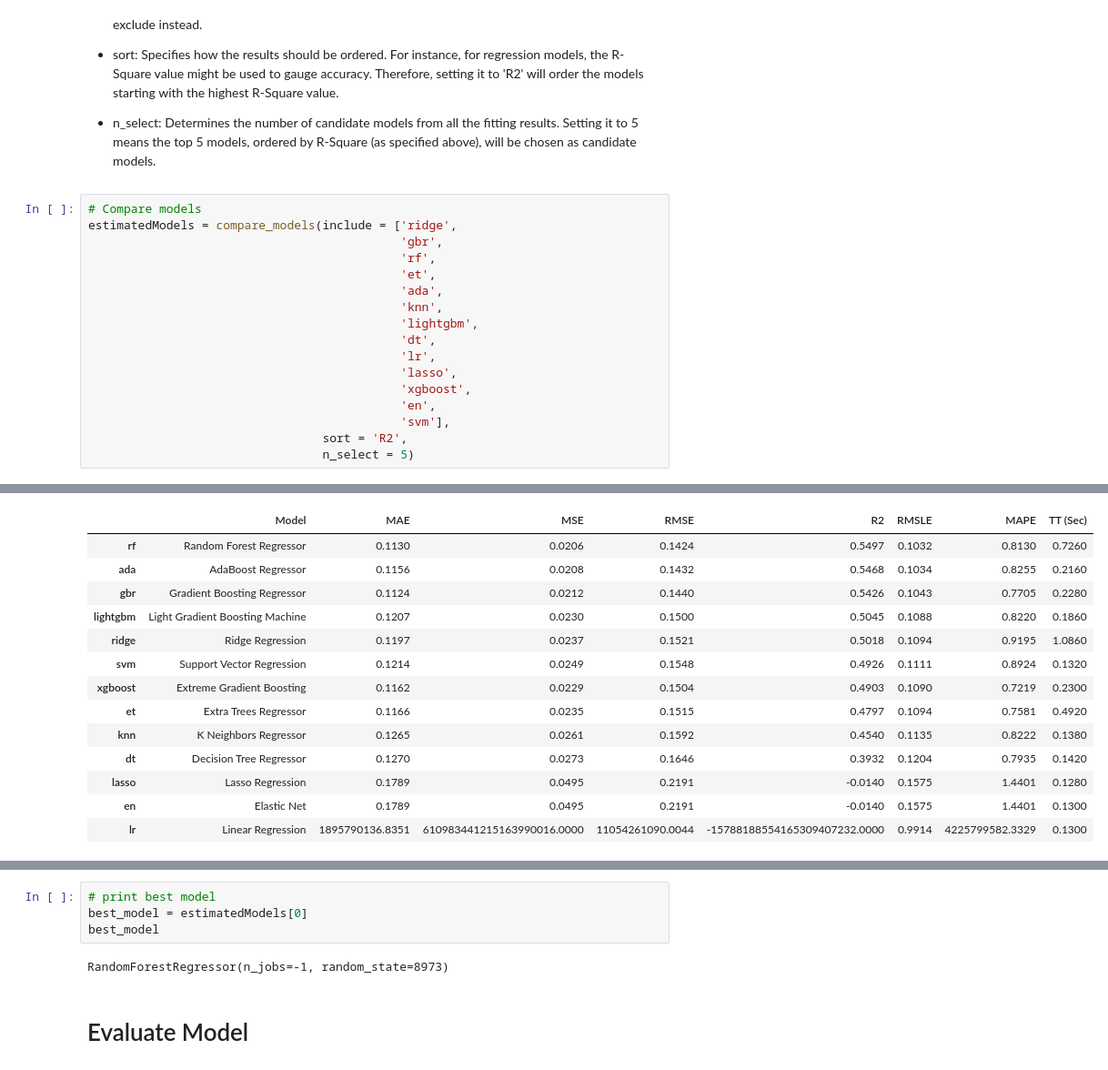
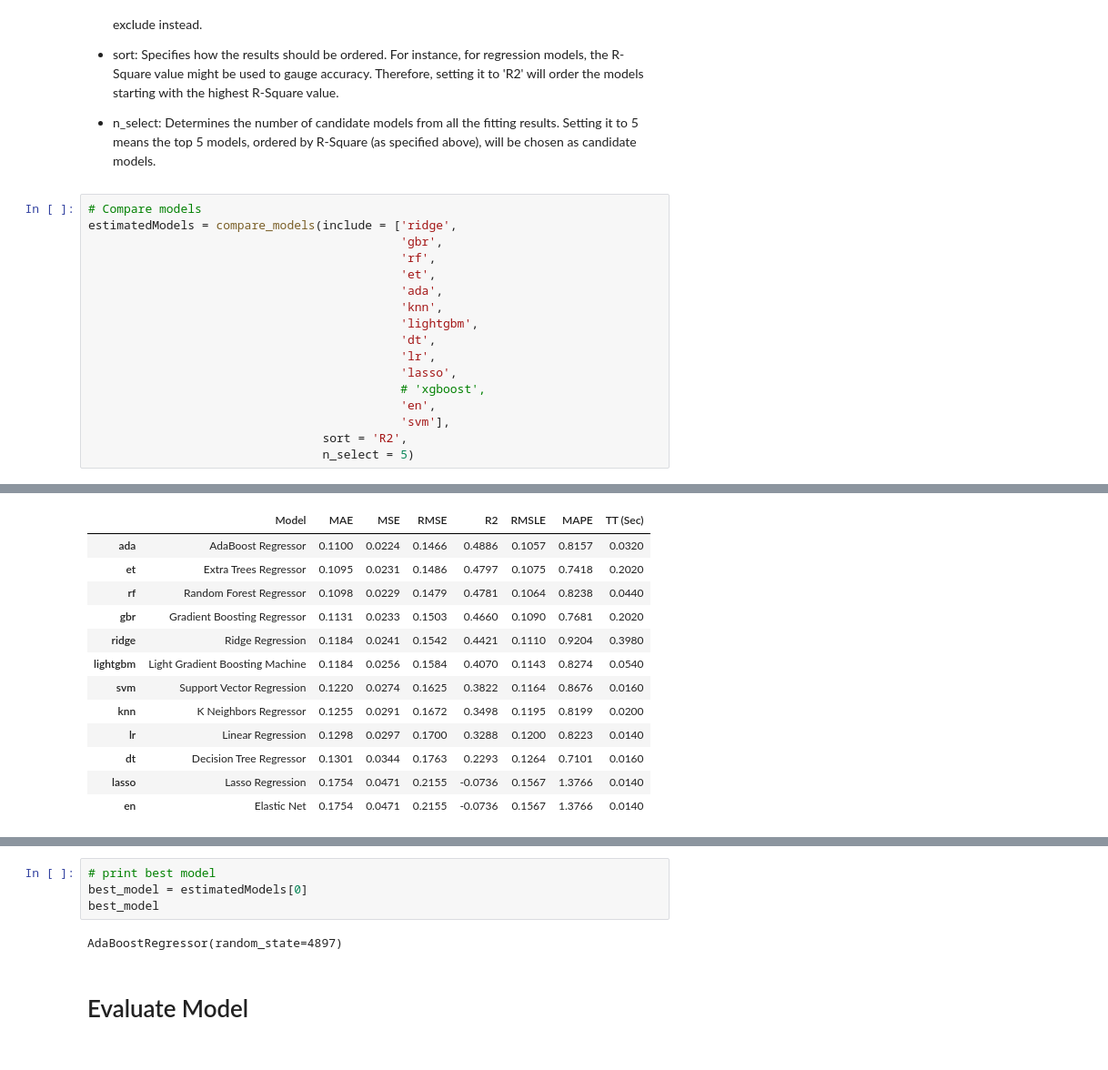
Before and after one commit to AltotechTH/alto-academy-part3-class6-automated-ml, a Jupyter notebook: pycaret_demo.ipynb, the cells around one changed output, grey strips where cells are left out. Shown at 91% size. Saved outputs shown, nothing was run; the diff lists cells and outputs as text.

```diff
--- a/pycaret_demo.ipynb
+++ b/pycaret_demo.ipynb
@@ -116,43 +114,42 @@ The compare_models() function facilitates the fitting of multiple models conveni
 # %%
 # Compare models
 estimatedModels = compare_models(include = ['ridge',
                                             'gbr',
                                             'rf',
                                             'et',
                                             'ada',
                                             'knn',
                                             'lightgbm',
                                             'dt',
                                             'lr',
                                             'lasso',
-                                            'xgboost',
+                                            # 'xgboost',
                                             'en',
                                             'svm'],
                                  sort = 'R2',
                                  n_select = 5)
 # %% [output]
 [interactive output not drawn]
 |  | Model | MAE | MSE | RMSE | R2 | RMSLE | MAPE | TT (Sec) |
-| rf | Random Forest Regressor | 0.1130 | 0.0206 | 0.1424 | 0.5497 | 0.1032 | 0.8130 | 0.7260 |
-| ada | AdaBoost Regressor | 0.1156 | 0.0208 | 0.1432 | 0.5468 | 0.1034 | 0.8255 | 0.2160 |
-| gbr | Gradient Boosting Regressor | 0.1124 | 0.0212 | 0.1440 | 0.5426 | 0.1043 | 0.7705 | 0.2280 |
-| lightgbm | Light Gradient Boosting Machine | 0.1207 | 0.0230 | 0.1500 | 0.5045 | 0.1088 | 0.8220 | 0.1860 |
-| ridge | Ridge Regression | 0.1197 | 0.0237 | 0.1521 | 0.5018 | 0.1094 | 0.9195 | 1.0860 |
-| svm | Support Vector Regression | 0.1214 | 0.0249 | 0.1548 | 0.4926 | 0.1111 | 0.8924 | 0.1320 |
-| xgboost | Extreme Gradient Boosting | 0.1162 | 0.0229 | 0.1504 | 0.4903 | 0.1090 | 0.7219 | 0.2300 |
-| et | Extra Trees Regressor | 0.1166 | 0.0235 | 0.1515 | 0.4797 | 0.1094 | 0.7581 | 0.4920 |
-| knn | K Neighbors Regressor | 0.1265 | 0.0261 | 0.1592 | 0.4540 | 0.1135 | 0.8222 | 0.1380 |
-| dt | Decision Tree Regressor | 0.1270 | 0.0273 | 0.1646 | 0.3932 | 0.1204 | 0.7935 | 0.1420 |
-| lasso | Lasso Regression | 0.1789 | 0.0495 | 0.2191 | -0.0140 | 0.1575 | 1.4401 | 0.1280 |
-| en | Elastic Net | 0.1789 | 0.0495 | 0.2191 | -0.0140 | 0.1575 | 1.4401 | 0.1300 |
-| lr | Linear Regression | 1895790136.8351 | 610983441215163990016.0000 | 11054261090.0044 | -15788188554165309407232.0000 | 0.9914 | 4225799582.3329 | 0.1300 |
+| ada | AdaBoost Regressor | 0.1100 | 0.0224 | 0.1466 | 0.4886 | 0.1057 | 0.8157 | 0.0320 |
+| et | Extra Trees Regressor | 0.1095 | 0.0231 | 0.1486 | 0.4797 | 0.1075 | 0.7418 | 0.2020 |
+| rf | Random Forest Regressor | 0.1098 | 0.0229 | 0.1479 | 0.4781 | 0.1064 | 0.8238 | 0.0440 |
+| gbr | Gradient Boosting Regressor | 0.1131 | 0.0233 | 0.1503 | 0.4660 | 0.1090 | 0.7681 | 0.2020 |
+| ridge | Ridge Regression | 0.1184 | 0.0241 | 0.1542 | 0.4421 | 0.1110 | 0.9204 | 0.3980 |
+| lightgbm | Light Gradient Boosting Machine | 0.1184 | 0.0256 | 0.1584 | 0.4070 | 0.1143 | 0.8274 | 0.0540 |
+| svm | Support Vector Regression | 0.1220 | 0.0274 | 0.1625 | 0.3822 | 0.1164 | 0.8676 | 0.0160 |
+| knn | K Neighbors Regressor | 0.1255 | 0.0291 | 0.1672 | 0.3498 | 0.1195 | 0.8199 | 0.0200 |
+| lr | Linear Regression | 0.1298 | 0.0297 | 0.1700 | 0.3288 | 0.1200 | 0.8223 | 0.0140 |
+| dt | Decision Tree Regressor | 0.1301 | 0.0344 | 0.1763 | 0.2293 | 0.1264 | 0.7101 | 0.0160 |
+| lasso | Lasso Regression | 0.1754 | 0.0471 | 0.2155 | -0.0736 | 0.1567 | 1.3766 | 0.0140 |
+| en | Elastic Net | 0.1754 | 0.0471 | 0.2155 | -0.0736 | 0.1567 | 1.3766 | 0.0140 |
 [interactive output not drawn]
 # %%
 # print best model
 best_model = estimatedModels[0]
 best_model
 # %% [output]
-RandomForestRegressor(n_jobs=-1, random_state=8973)
+AdaBoostRegressor(random_state=4897)
 # %% [markdown]
 # Evaluate Model
 # %%
```
Also changed, not shown: parts of 13 cells of this notebook, 4 other files.
